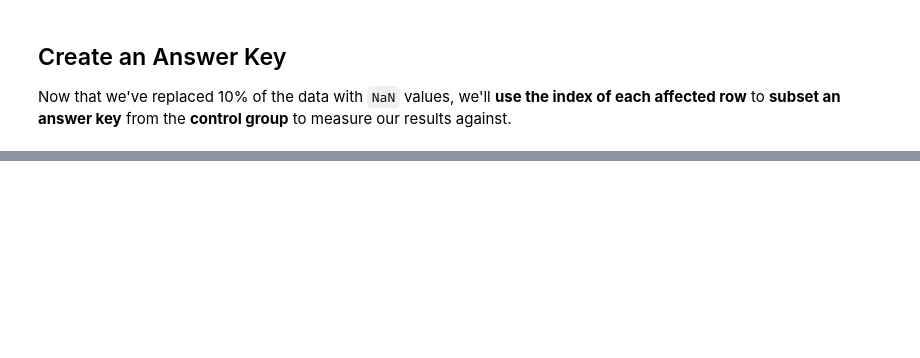
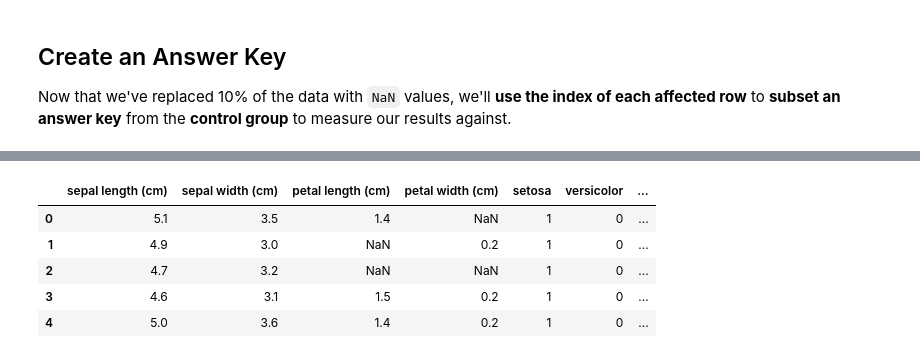
Before and after one commit to bmauss/KNN_Imputation_Evaluation, a Jupyter notebook: KNN Imputation- Iris.ipynb, the cells around one changed output, grey strips where cells are left out. Cells and saved outputs as stored; diff of their text form; code cells hidden in the pictures; blank space fills up the shorter version.

```diff
--- a/KNN Imputation- Iris.ipynb
+++ b/KNN Imputation- Iris.ipynb
@@ -113,0 +120,16 @@ answer_key
+# %%
+# Creating Dummy Columns
+target_vars = iris_exp['target']
+target_dummies = pd.get_dummies(target_vars, drop_first=False)
+
+# Adding dummies to dataframe
+iris_exp2 = pd.concat([iris_exp, target_dummies], axis=1)
+iris_exp2 = iris_exp2.drop('target', axis=1)
+iris_exp2.head()
+# %% [output]
+|  | sepal length (cm) | sepal width (cm) | petal length (cm) | petal width (cm) | setosa | versicolor | ... |
+| 0 | 5.1 | 3.5 | 1.4 | NaN | 1 | 0 | ... |
+| 1 | 4.9 | 3.0 | NaN | 0.2 | 1 | 0 | ... |
+| 2 | 4.7 | 3.2 | NaN | NaN | 1 | 0 | ... |
+| 3 | 4.6 | 3.1 | 1.5 | 0.2 | 1 | 0 | ... |
+| 4 | 5.0 | 3.6 | 1.4 | 0.2 | 1 | 0 | ... |
```
Also changed, not shown: parts of 10 cells of this notebook.
